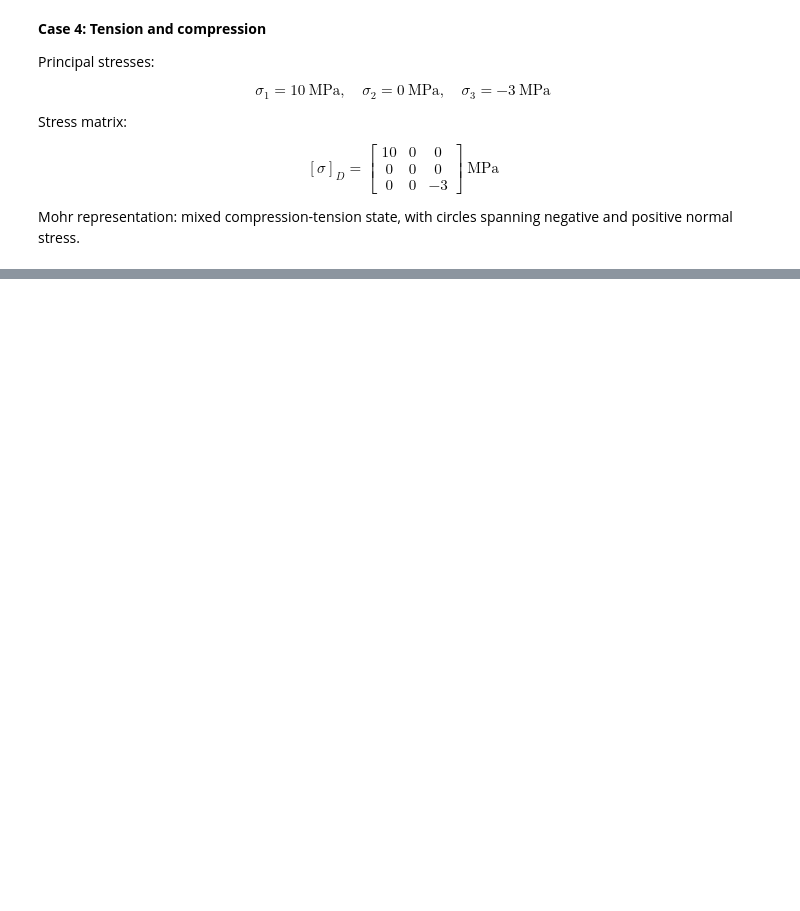
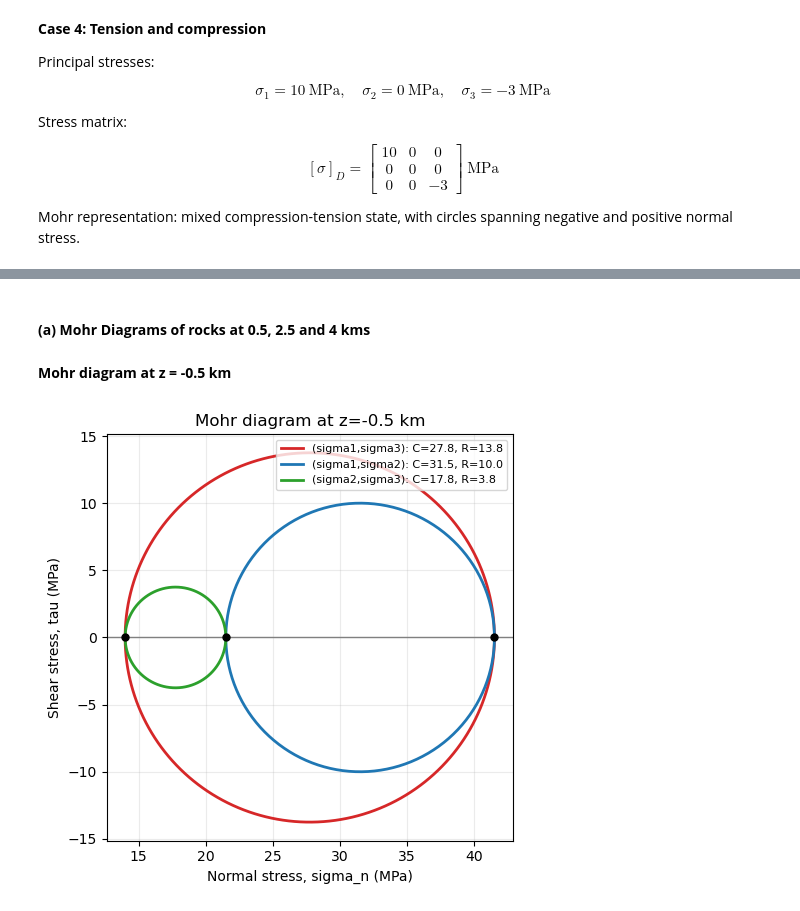
Before and after one commit to nandanajihha/Geomechanics-Q3, a Jupyter notebook: Exercise #2 - 18 February 2026.ipynb, the cells around one changed output, grey strips where cells are left out. Saved outputs shown, nothing was run; the diff lists cells and outputs as text; code cells hidden in the pictures; blank space fills up the shorter version.

```diff
--- a/Exercise #2 - 18 February 2026.ipynb
+++ b/Exercise #2 - 18 February 2026.ipynb
@@ -407,0 +513,8 @@ Contrainte de cisaillement τ = 2.60 MPa
+# %% [markdown]
+#### **(a) Mohr Diagrams of rocks at 0.5, 2.5 and 4 kms**
+# %% [markdown]
+**Mohr diagram at z = -0.5 km**
+# %%
+plot_mohr_at_depth(-0.5)
+# %% [output]
+[figure, added]
```
Also changed, not shown: parts of 23 cells of this notebook, 3 other files.
